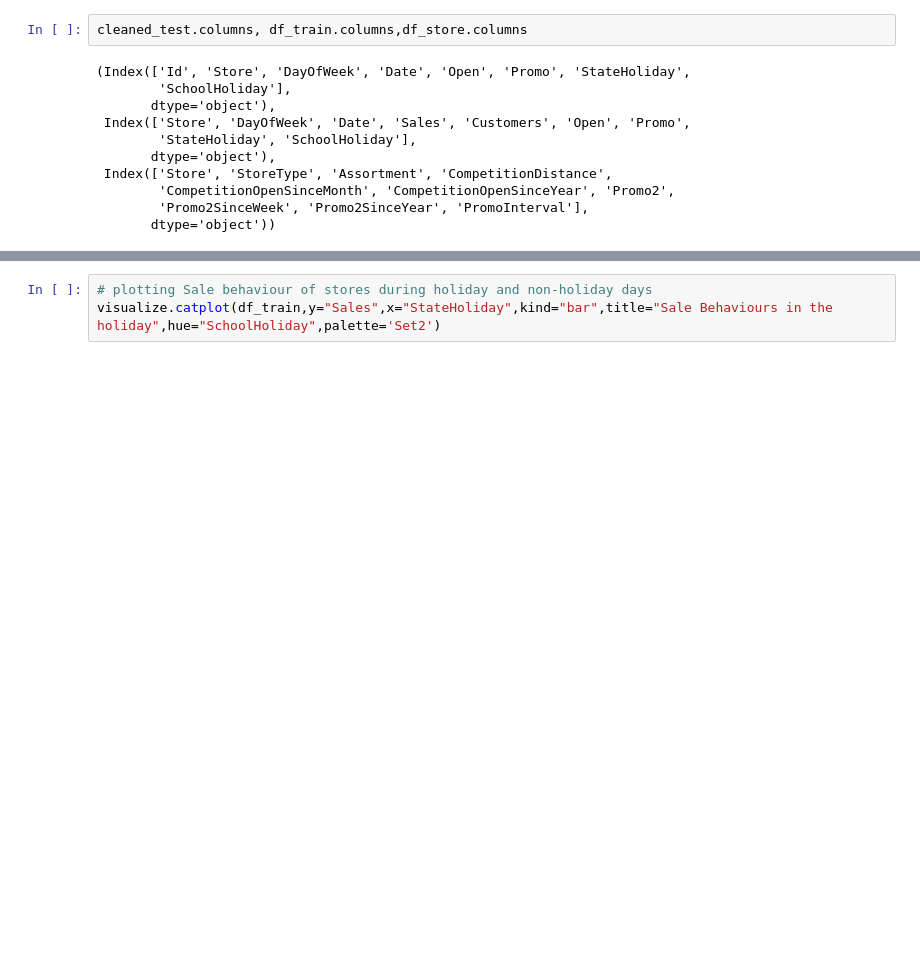
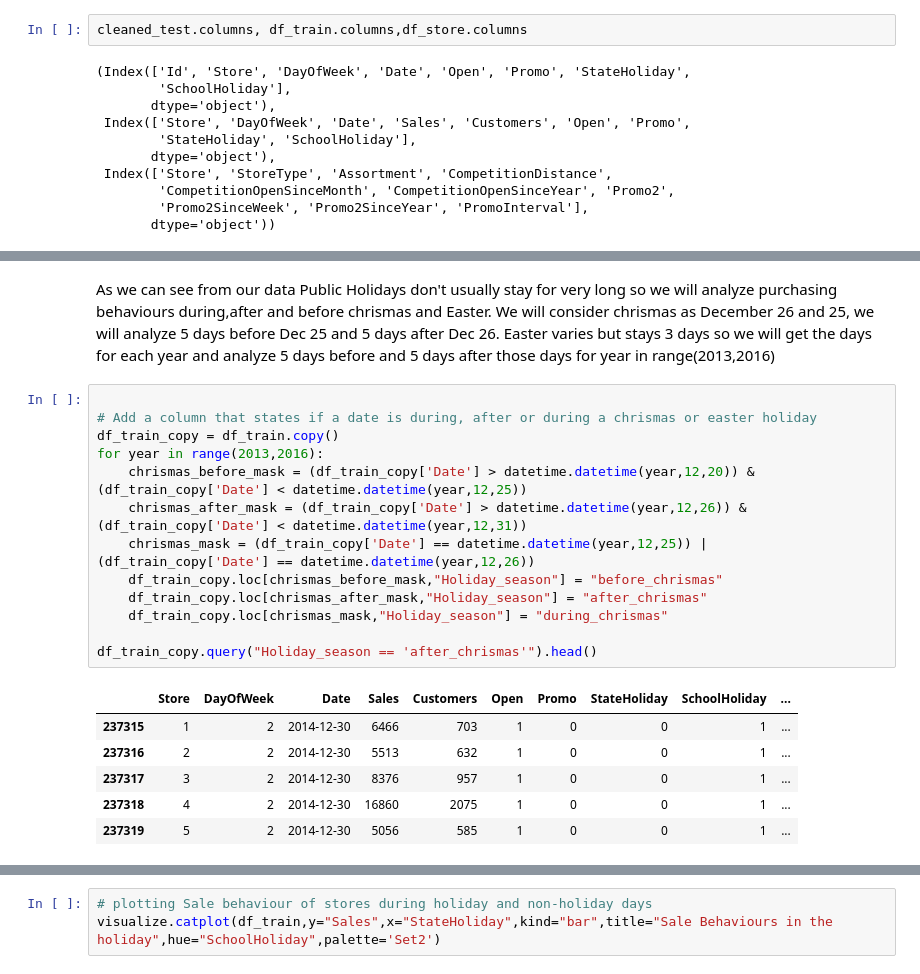
Before and after one commit to DiboraHaile/Pharmaceutical-Sales-prediction-across-multiple-stores, a Jupyter notebook: notebooks/exploration_of_customer_behaviors.ipynb, the cells around one changed output, grey strips where cells are left out. Cells and saved outputs as stored; diff of their text form; blank space fills up the shorter version.

```diff
--- a/notebooks/exploration_of_customer_behaviors.ipynb
+++ b/notebooks/exploration_of_customer_behaviors.ipynb
@@ -223,0 +246,22 @@ cleaned_test.columns, df_train.columns,df_store.columns
+# %% [markdown]
+As we can see from our data Public Holidays don't usually stay for very long so we will analyze purchasing behaviours during,after and before chrismas and Easter. We will consider chrismas as December 26 and 25, we will analyze 5 days before Dec 25 and 5 days after Dec 26. Easter varies but stays 3 days so we will get the days for each year and analyze 5 days before and 5 days after those days for year in range(2013,2016)
+# %%
+
+# Add a column that states if a date is during, after or during a chrismas or easter holiday
+df_train_copy = df_train.copy()
+for year in range(2013,2016):
+    chrismas_before_mask = (df_train_copy['Date'] > datetime.datetime(year,12,20)) & (df_train_copy['Date'] < datetime.datetime(year,12,25))
+    chrismas_after_mask = (df_train_copy['Date'] > datetime.datetime(year,12,26)) & (df_train_copy['Date'] < datetime.datetime(year,12,31))
+    chrismas_mask = (df_train_copy['Date'] == datetime.datetime(year,12,25)) | (df_train_copy['Date'] == datetime.datetime(year,12,26))
+    df_train_copy.loc[chrismas_before_mask,"Holiday_season"] = "before_chrismas"
+    df_train_copy.loc[chrismas_after_mask,"Holiday_season"] = "after_chrismas"
+    df_train_copy.loc[chrismas_mask,"Holiday_season"] = "during_chrismas"
+
+df_train_copy.query("Holiday_season == 'after_chrismas'").head()
+# %% [output]
+|  | Store | DayOfWeek | Date | Sales | Customers | Open | Promo | StateHoliday | SchoolHoliday | ... |
+| 237315 | 1 | 2 | 2014-12-30 | 6466 | 703 | 1 | 0 | 0 | 1 | ... |
+| 237316 | 2 | 2 | 2014-12-30 | 5513 | 632 | 1 | 0 | 0 | 1 | ... |
+| 237317 | 3 | 2 | 2014-12-30 | 8376 | 957 | 1 | 0 | 0 | 1 | ... |
+| 237318 | 4 | 2 | 2014-12-30 | 16860 | 2075 | 1 | 0 | 0 | 1 | ... |
+| 237319 | 5 | 2 | 2014-12-30 | 5056 | 585 | 1 | 0 | 0 | 1 | ... |
```
Also changed, not shown: parts of 5 cells of this notebook.
